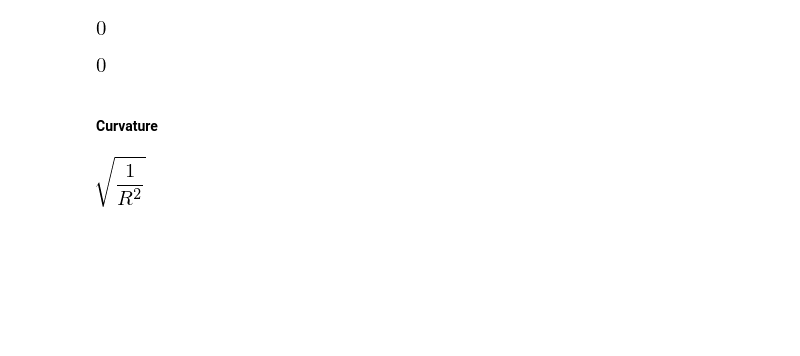
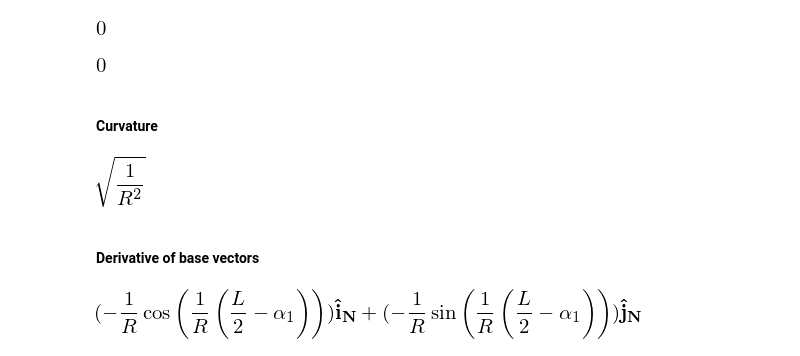
Before and after one commit to tarashor/vibrations, a Jupyter notebook: py2/All geometries.ipynb, the cells around one changed output. Drawn from its saved outputs; the diff is of its cells as text; code cells hidden in the pictures; blank space fills up the shorter version.

```diff
--- a/py2/All geometries.ipynb
+++ b/py2/All geometries.ipynb
@@ -52,7 +58,13 @@ n.dot(v)
 [figure]
 # %% [markdown]
 #### Curvature
-# %%
-k
-# %% [output]
-[figure, removed]
+# %%
+sympify(k)
+# %% [output]
+[figure, added]
+# %% [markdown]
+#### Derivative of base vectors
+# %%
+n.diff(alpha1)
+# %% [output]
+[figure, added]
```
Also changed, not shown: parts of 18 cells of this notebook.
